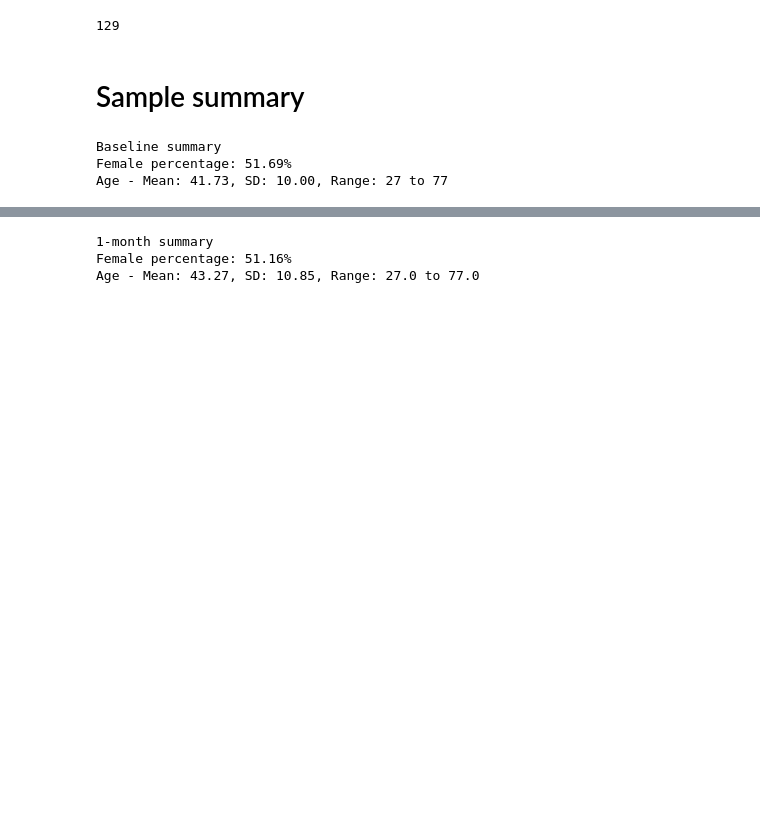
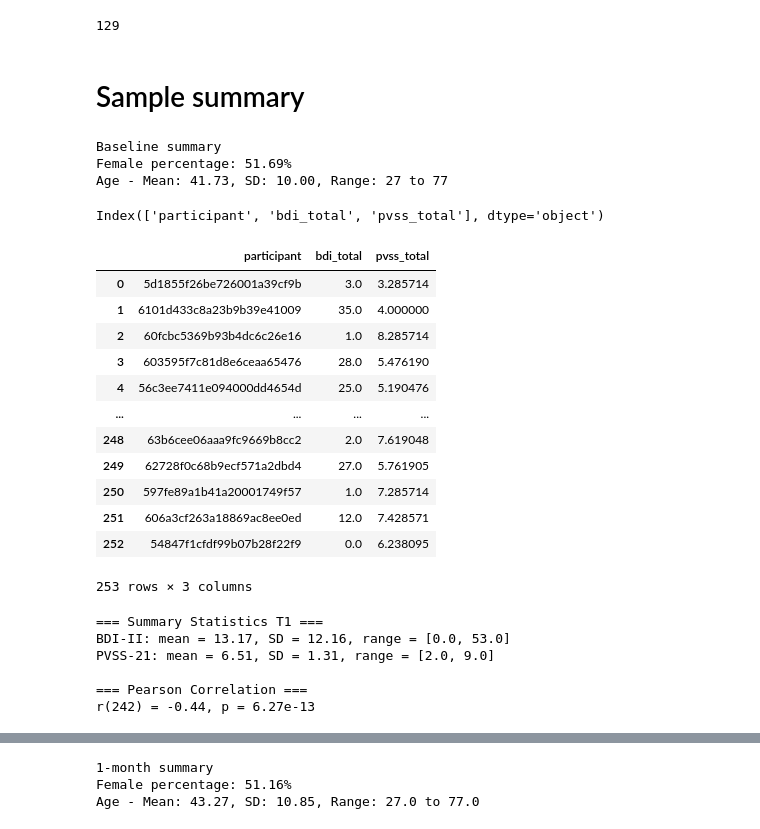
Before and after one commit to fuqixiu/leap-online-study, a Jupyter notebook: analysis/longitudinal_check.ipynb, the cells around one changed output, grey strips where cells are left out. Drawn from its saved outputs; the diff is of its cells as text; code cells hidden in the pictures; blank space fills up the shorter version.

Commit message:
add BDI & PVSS correlation

```diff
--- a/analysis/longitudinal_check.ipynb
+++ b/analysis/longitudinal_check.ipynb
@@ -102,3 +102,58 @@ print(f"Age - Mean: {age_mean:.2f}, SD: {age_std:.2f}, Range: {age_min} to {age_
 Baseline summary
 Female percentage: 51.69%
 Age - Mean: 41.73, SD: 10.00, Range: 27 to 77
+# %%
+psy_t1.columns
+# %% [output]
+Index(['participant', 'bdi_total', 'pvss_total'], dtype='object')
+# %%
+psy_t1
+# %% [output]
+|  | participant | bdi_total | pvss_total |
+| 0 | 5d1855f26be726001a39cf9b | 3.0 | 3.285714 |
+| 1 | 6101d433c8a23b9b39e41009 | 35.0 | 4.000000 |
+| 2 | 60fcbc5369b93b4dc6c26e16 | 1.0 | 8.285714 |
+| 3 | 603595f7c81d8e6ceaa65476 | 28.0 | 5.476190 |
+| 4 | 56c3ee7411e094000dd4654d | 25.0 | 5.190476 |
+| ... | ... | ... | ... |
+| 248 | 63b6cee06aaa9fc9669b8cc2 | 2.0 | 7.619048 |
+| 249 | 62728f0c68b9ecf571a2dbd4 | 27.0 | 5.761905 |
+| 250 | 597fe89a1b41a20001749f57 | 1.0 | 7.285714 |
+| 251 | 606a3cf263a18869ac8ee0ed | 12.0 | 7.428571 |
+| 252 | 54847f1cfdf99b07b28f22f9 | 0.0 | 6.238095 |
+253 rows × 3 columns
+# %%
+# Drop missing values for pairwise consistency
+df_clean = psy_t1[['bdi_total', 'pvss_total']].dropna()
+
+# Summary stats for bdi_total
+bdi_mean = df_clean['bdi_total'].mean()
+bdi_sd   = df_clean['bdi_total'].std()
+bdi_min  = df_clean['bdi_total'].min()
+bdi_max  = df_clean['bdi_total'].max()
+
+# Summary stats for pvss_total
+pvss_mean = df_clean['pvss_total'].mean()
+pvss_sd   = df_clean['pvss_total'].std()
+pvss_min  = df_clean['pvss_total'].min()
+pvss_max  = df_clean['pvss_total'].max()
+
+# Pearson correlation
+r, p = stats.pearsonr(df_clean['bdi_total'], df_clean['pvss_total'])
+n = len(df_clean)
+df = n - 2
+
+# Print results
+print("=== Summary Statistics T1 ===")
+print(f"BDI-II: mean = {bdi_mean:.2f}, SD = {bdi_sd:.2f}, range = [{bdi_min}, {bdi_max}]")
+print(f"PVSS-21: mean = {pvss_mean:.2f}, SD = {pvss_sd:.2f}, range = [{pvss_min}, {pvss_max}]")
+
+print("\n=== Pearson Correlation ===")
+print(f"r({df}) = {r:.2f}, p = {p:.3g}")
+# %% [output]
+=== Summary Statistics T1 ===
+BDI-II: mean = 13.17, SD = 12.16, range = [0.0, 53.0]
+PVSS-21: mean = 6.51, SD = 1.31, range = [2.0, 9.0]
+
+=== Pearson Correlation ===
+r(242) = -0.44, p = 6.27e-13
```
Also changed, not shown: parts of 1 cell of this notebook.
